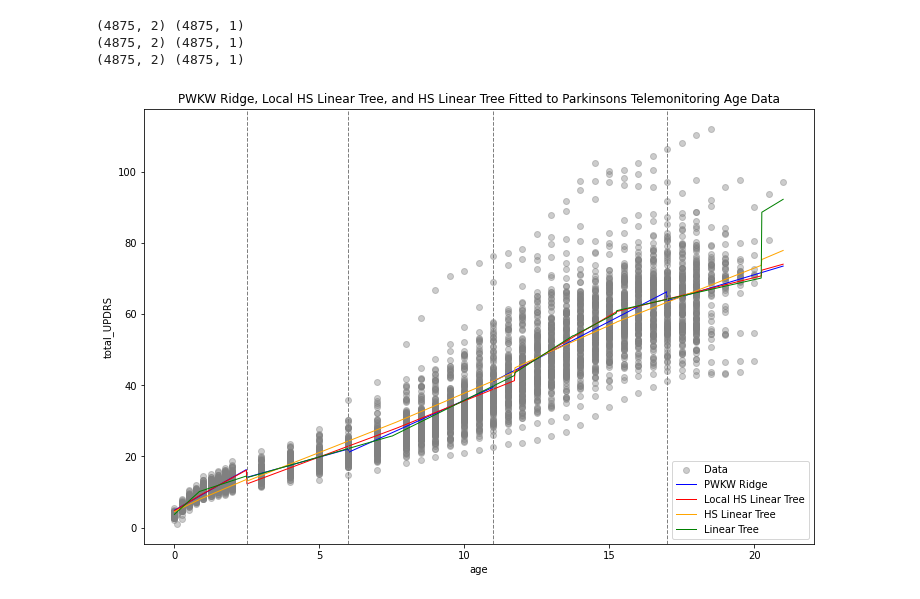
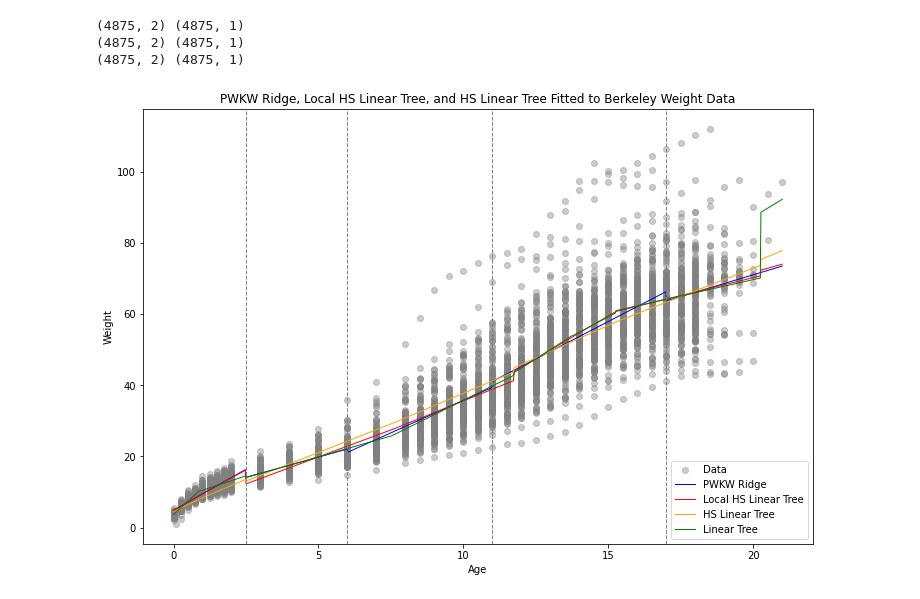
Before and after one commit to mattyshen/kwPWRidge, a Jupyter notebook: berkeley.ipynb, the cells around one changed output. Saved outputs shown, nothing was run; the diff lists cells and outputs as text; code cells hidden in the pictures.

```diff
--- a/berkeley.ipynb
+++ b/berkeley.ipynb
@@ -70,24 +70,24 @@ lt.fit(X.reshape(-1, 1), y)
 # %%
 space = np.linspace(X.min(), X.max(), 1000).reshape(-1, 1)
 
 plt.figure(figsize=(12, 8))
 
 plt.scatter(X, y, color='grey', label='Data', alpha=0.4)
 
 plt.plot(space, model.predict(space.reshape(-1, )), color = 'blue', label='PWKW Ridge', linewidth=1)
 plt.plot(space, lhs_lt.predict(space), color = 'red', label='Local HS Linear Tree', linewidth=1)
 plt.plot(space, hs_lt.predict(space), color = 'orange', label='HS Linear Tree', linewidth=1)
 plt.plot(space, lt.predict(space), color = 'green', label='Linear Tree', linewidth=1)
 for split in split_points:
     plt.axvline(x=split, color='grey', linestyle='--', linewidth=1)
-plt.xlabel('age')
-plt.ylabel('total_UPDRS')
+plt.xlabel('Age')
+plt.ylabel('Weight')
 plt.legend()
-plt.title('PWKW Ridge, Local HS Linear Tree, and HS Linear Tree Fitted to Parkinsons Telemonitoring Age Data')
+plt.title('PWKW Ridge, Local HS Linear Tree, and HS Linear Tree Fitted to Berkeley Weight Data')
 plt.savefig('figs/berkeley.png')
 plt.show()
 # %% [output]
-[figure, old version]
+[figure, new version]
 # %%
 #Some Multi-D Performance Below
 # %%
```
Also changed, not shown: parts of 8 cells of this notebook, 1 other file.
